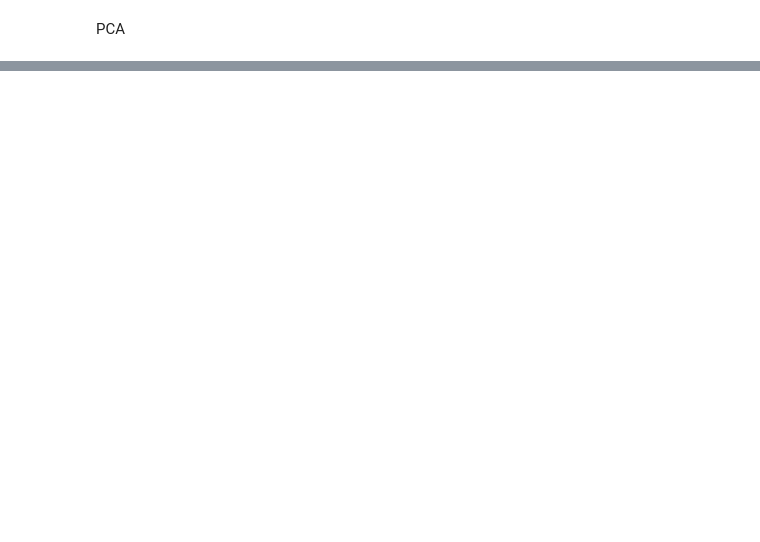
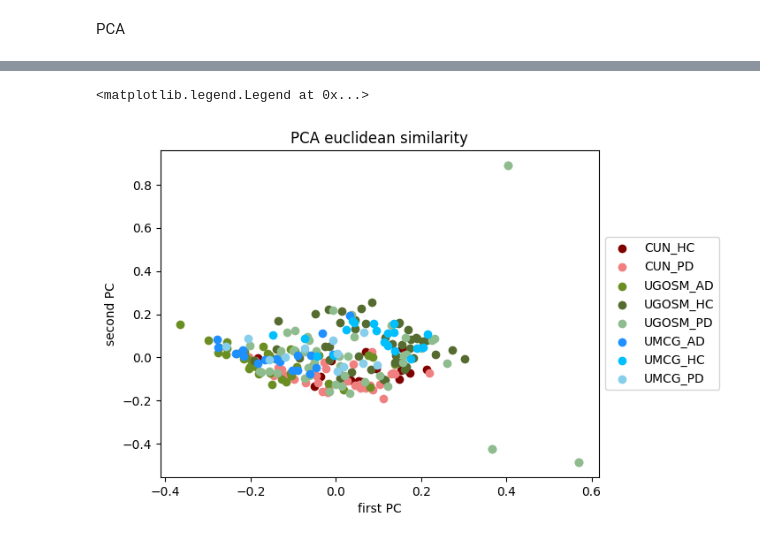
Before and after one commit to MikeWierenga/CCRE_LVQ_project, a Jupyter notebook: datacollection/comparing_distance_measurements.ipynb, the cells around one changed output, grey strips where cells are left out. Saved outputs shown, nothing was run; the diff lists cells and outputs as text; code cells hidden in the pictures; blank space fills up the shorter version.

```diff
--- a/datacollection/comparing_distance_measurements.ipynb
+++ b/datacollection/comparing_distance_measurements.ipynb
@@ -179,12 +232,18 @@ plt.legend(by_label.values(), by_label.keys(), loc='center left', bbox_to_anchor
 # %%
 X = np.array(euclidean_matrix)
 pca = PCA(n_components=232)
 pca_fit = pca.fit_transform(X)
 data = {'pc1': pca_fit[:, 0], 'pc2':pca_fit[:, 1], 'labels': hospital_diagnosis_full}
 test = pd.DataFrame(data).values
 colors = {'CUN_HC': 'maroon', 'CUN_PD': 'lightcoral', 'UGOSM_AD': 'olivedrab', 'UGOSM_PD': 'darkseagreen', 'UGOSM_HC': 'darkolivegreen', 'UMCG_HC': 'deepskyblue', 'UMCG_PD': 'skyblue', 'UMCG_AD': 'dodgerblue'}
 for i in test:
     plt.scatter(i[0], i[1], color=colors[i[2]],label=i[2])
 handles, labels = plt.gca().get_legend_handles_labels()
 by_label = dict(zip(labels, handles))
+plt.title('PCA euclidean similarity')
+plt.xlabel('first PC')
+plt.ylabel('second PC')
 plt.legend(by_label.values(), by_label.keys(), loc='center left', bbox_to_anchor=(1, 0.5))
+# %% [output]
+<matplotlib.legend.Legend at 0x...>
+[figure, added]
```
Also changed, not shown: parts of 11 cells of this notebook.
